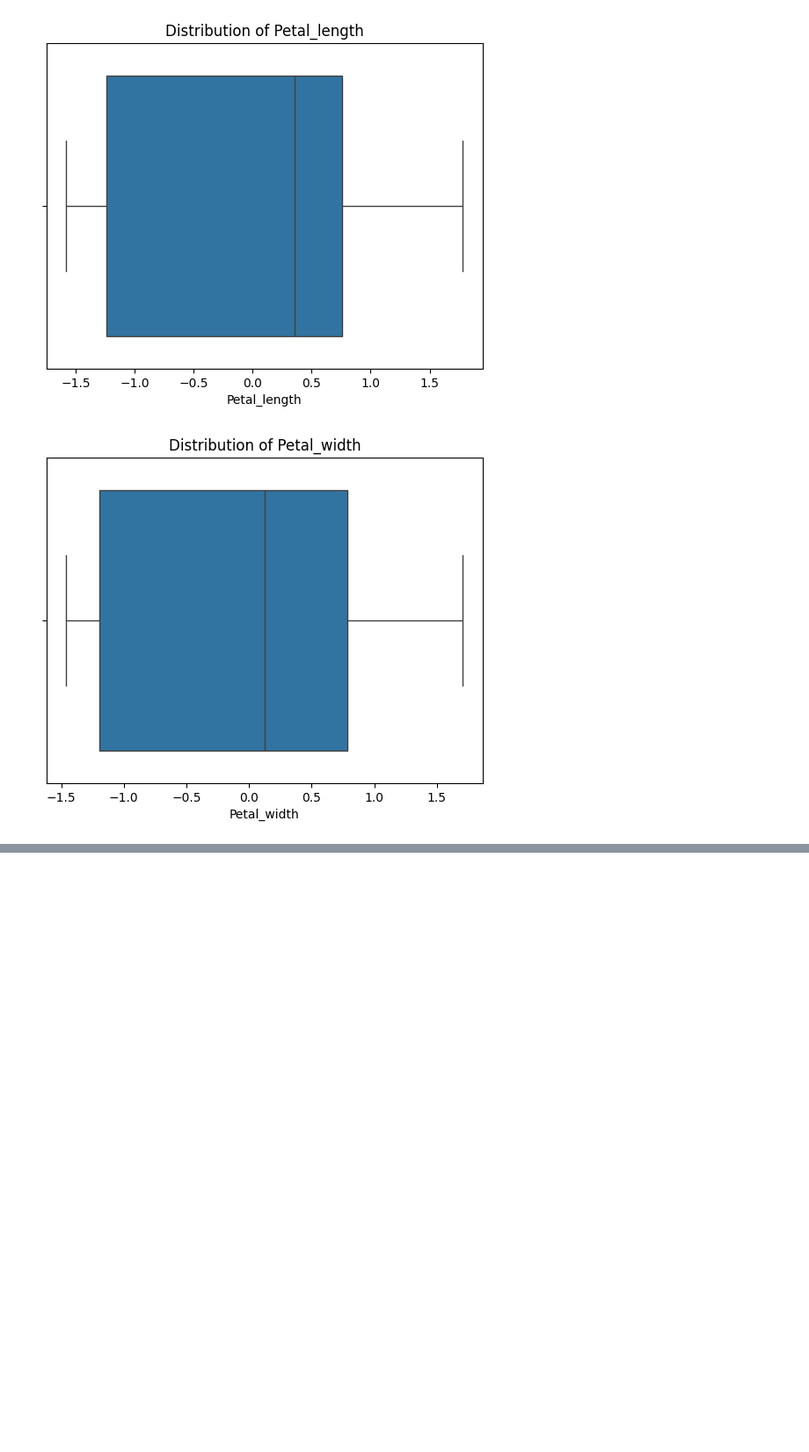
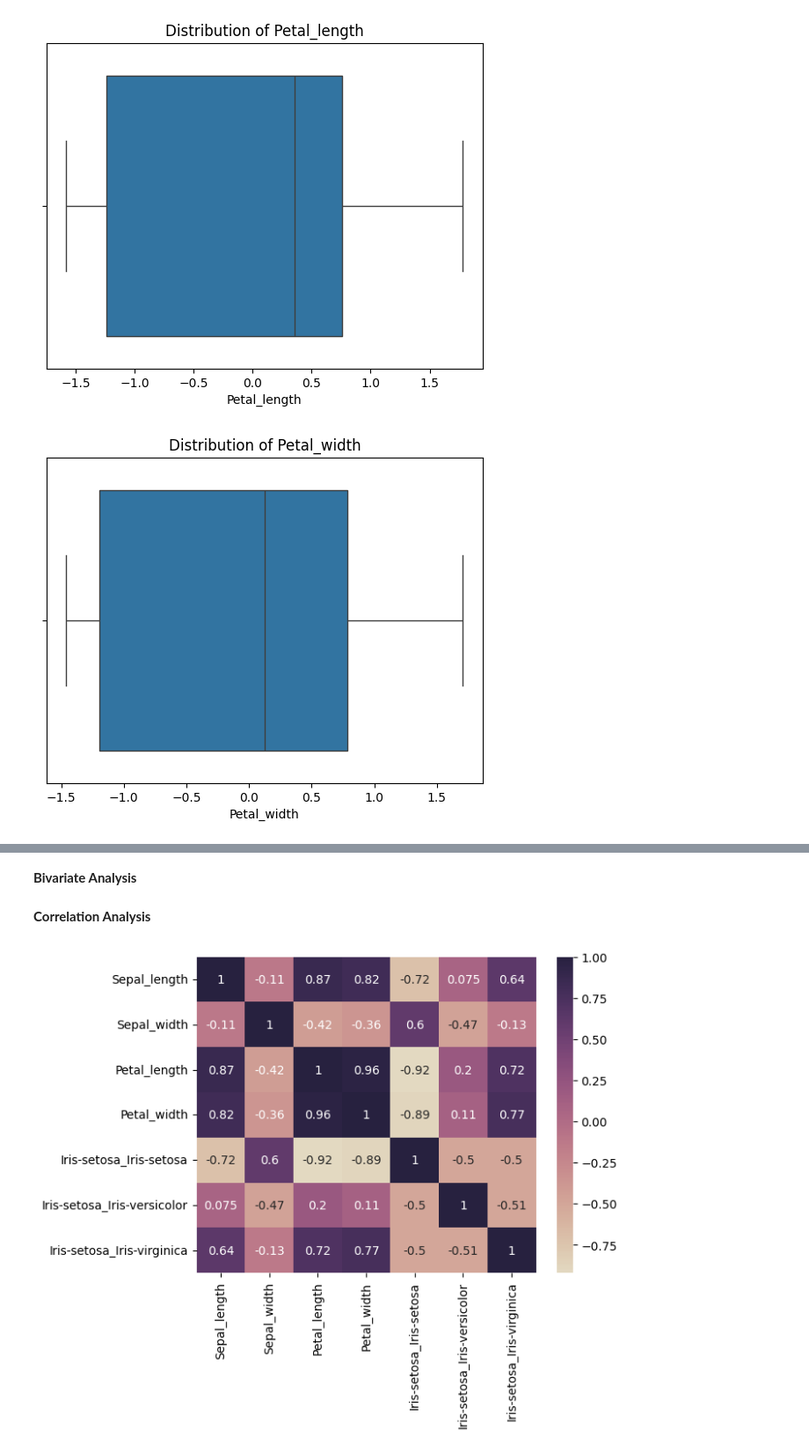
Before and after one commit to Odeyiany2/ECX-4.0-21-Days-Data-Science-Challenge, a Jupyter notebook: [Miriam]_Iris_Flower_Classification_DAY_TTHREE.ipynb, the cells around one changed output, grey strips where cells are left out. Shown at 88% size. Saved outputs shown, nothing was run; the diff lists cells and outputs as text; code cells hidden in the pictures; blank space fills up the shorter version.

```diff
--- a/[Miriam]_Iris_Flower_Classification_DAY_TTHREE.ipynb
+++ b/[Miriam]_Iris_Flower_Classification_DAY_TTHREE.ipynb
@@ -201,0 +222,8 @@ for col in df.columns:
+# %% [markdown]
+**Bivariate Analysis**
+# %% [markdown]
+**Correlation Analysis**
+# %%
+sns.heatmap(new_data.corr(), annot = True, cmap = sns.color_palette("ch:s=-.2,r=.6", as_cmap=True));
+# %% [output]
+[figure, added]
```
Also changed, not shown: parts of 9 cells of this notebook.
